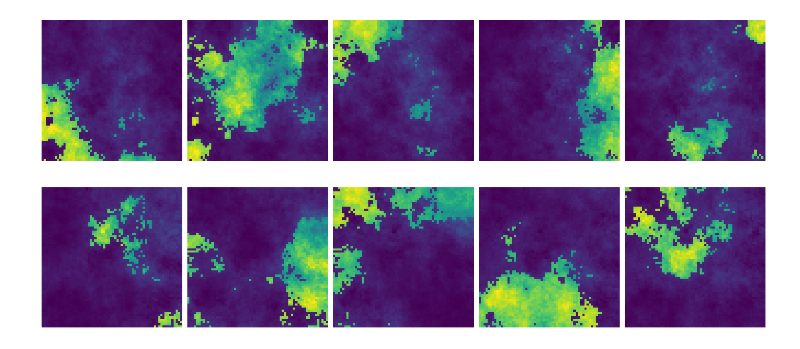
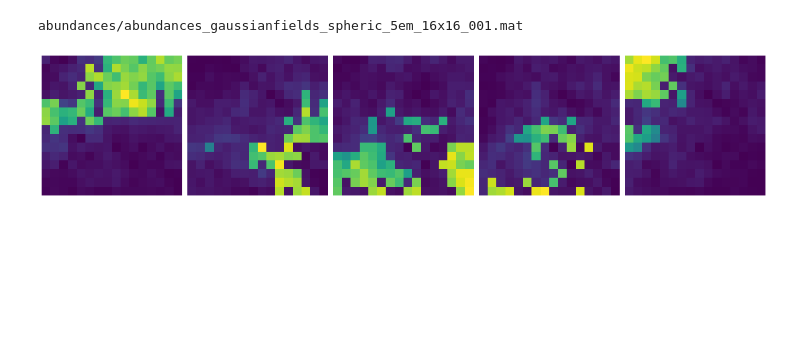
Before and after one commit to kiranmantri/cover_crop_psu, a Jupyter notebook: data_cube.ipynb, the cells around one changed output. Saved outputs shown, nothing was run; the diff lists cells and outputs as text; code cells hidden in the pictures; blank space fills up the shorter version.

```diff
--- a/data_cube.ipynb
+++ b/data_cube.ipynb
@@ -46,32 +42,38 @@ display(df)
 # %%
 fig = px.line(data_frame=df)
 fig
-# %%
-fig, axs = plt.subplots(2,5, figsize=(20,10))
-for seq in range(0,2):
-    matfile = scipy.io.loadmat(f"abundances_gaussianfields_spheric_5em_64x64_{seq+1}")
-    abundances = matfile['abundances']
-    for endmember_num in range(0,5):
-        axs[seq, endmember_num].imshow(abundances[...,endmember_num])
-        axs[seq, endmember_num].set_axis_off()
-
-plt.tight_layout()
-plt.show()
-# %% [output]
-[figure, removed]
 # %%
-endmembers = df.values.T
 from hsi_datasets import plot_datacube_image
 from hsi_datasets import datacube_generator
 
-results = datacube_generator(endmembers_names=list(df.columns), endmembers_spectra=endmembers, abundances_tensor=abundances)
-datacube, abundances_tensor, endmembers_spectra, endmembers_names = results
+endmembers = df.values.T
 
 
-outputfile = "datacube.png"
-fig = plot_datacube_image(
-    datacube=datacube,
-    outputfile=outputfile,
-    showfigure=True,
-    reduce_factors=(1,1,1)
-)
+for seq in range(0,10):
+    file_name = f"abundances/abundances_gaussianfields_spheric_5em_16x16_{(seq+1):03}.mat"
+    print(file_name)
+    matfile = scipy.io.loadmat(file_name)
+    abundances = matfile['abundances']
+
+    fig, axs = plt.subplots(1,5, figsize=(20,10))
+    for endmember_num in range(0,5):
+        axs[endmember_num].imshow(abundances[...,endmember_num])
+        axs[endmember_num].set_axis_off()
+    plt.tight_layout()
+    plt.show()
+
+    # -------
+
+    results = datacube_generator(endmembers_names=list(df.columns), endmembers_spectra=endmembers, abundances_tensor=abundances)
+    datacube, abundances_tensor, endmembers_spectra, endmembers_names = results
+
+    outputfile = "datacube_{seq:03}.png"
+    fig = plot_datacube_image(
+        datacube=datacube,
+        outputfile=outputfile,
+        showfigure=True,
+        reduce_factors=(1,1,1)
+    )
+# %% [output]
+abundances/abundances_gaussianfields_spheric_5em_16x16_001.mat
+[figure, added]
```
Also changed, not shown: parts of 1 cell of this notebook, 1 other file.
